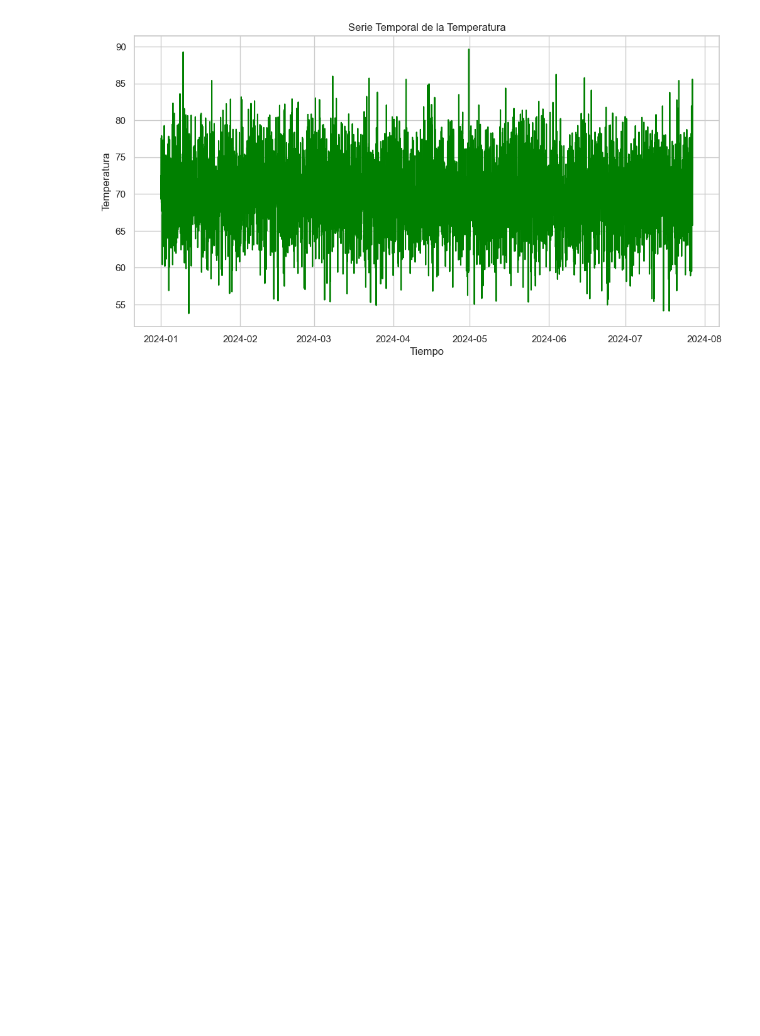
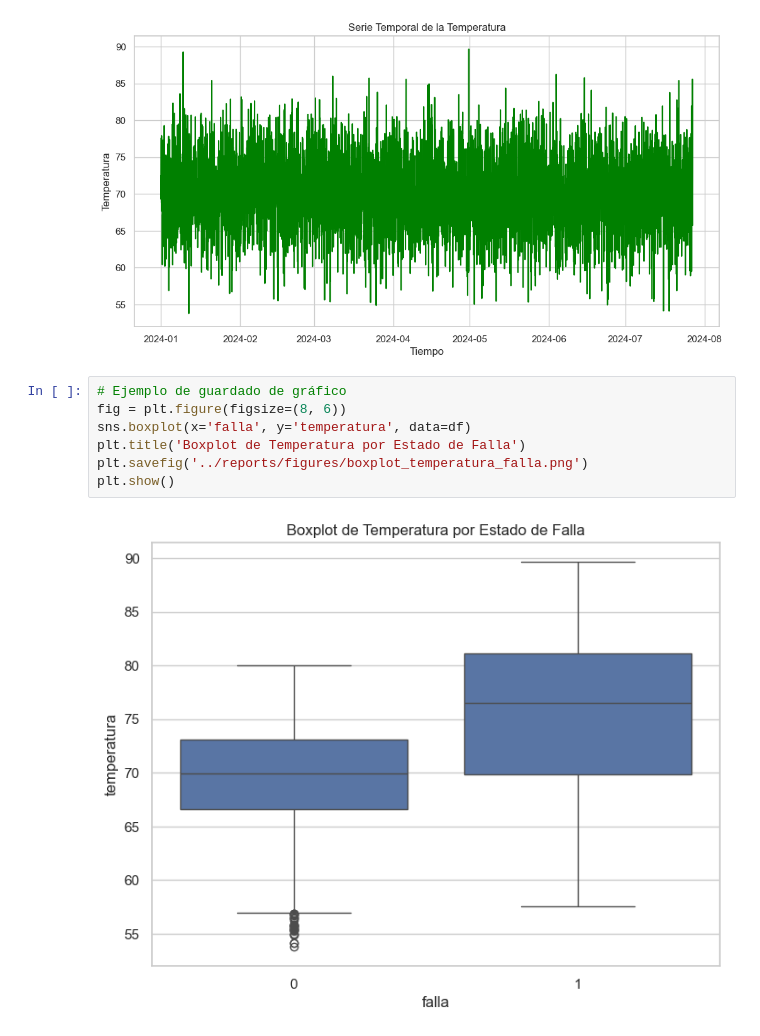
Before and after one commit to GzoC/real_time_predictive_monitoring, a Jupyter notebook: notebooks/01_exploratory_data_analysis.ipynb, the cells around one changed output. Cells and saved outputs as stored; diff of their text form; blank space fills up the shorter version.

```diff
--- a/notebooks/01_exploratory_data_analysis.ipynb
+++ b/notebooks/01_exploratory_data_analysis.ipynb
@@ -124,3 +124,12 @@ plt.grid(True)
 plt.show()
 # %% [output]
 [figure]
+# %%
+# Ejemplo de guardado de gráfico
+fig = plt.figure(figsize=(8, 6))
+sns.boxplot(x='falla', y='temperatura', data=df)
+plt.title('Boxplot de Temperatura por Estado de Falla')
+plt.savefig('../reports/figures/boxplot_temperatura_falla.png')
+plt.show()
+# %% [output]
+[figure, added]
```
Also changed, not shown: 1 other file.
